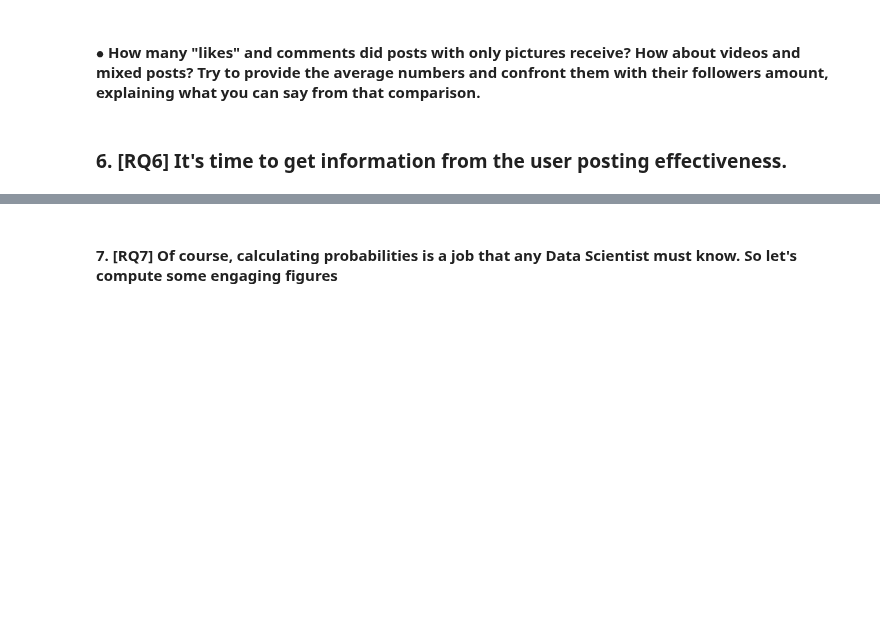
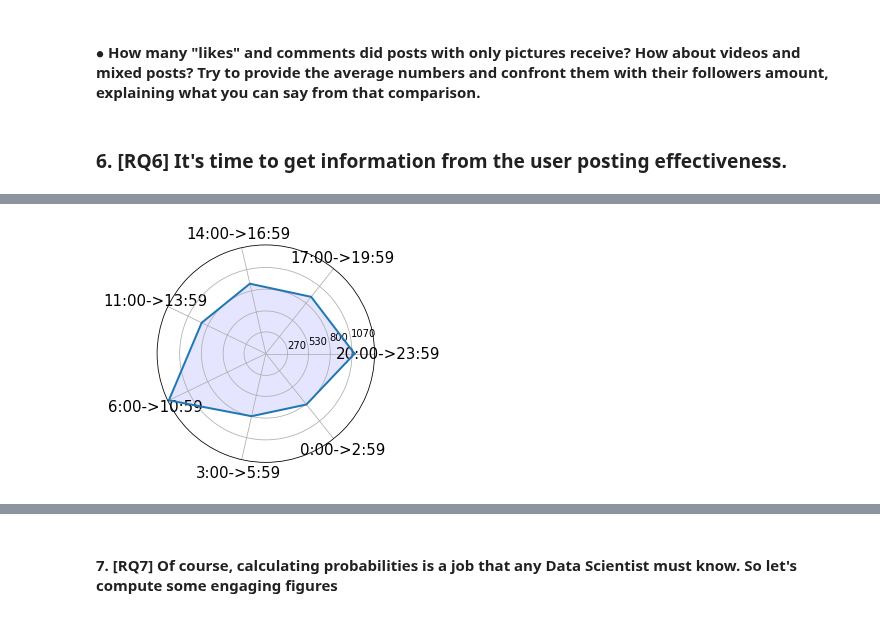
Before and after one commit to Prot10/ADM_HW_2, a Jupyter notebook: general.ipynb, the cells around one changed output, grey strips where cells are left out. Drawn from its saved outputs; the diff is of its cells as text; code cells hidden in the pictures; blank space fills up the shorter version.

```diff
--- a/general.ipynb
+++ b/general.ipynb
@@ -338,0 +482,8 @@ Andrea
+# %%
+likes_time = posts.col(['numbr_likes', 'number_comments', 'cts'], index=False)
+likes_time['hour'] = likes_time['cts'].dt.hour
+likes_time.drop('cts', inplace=True, axis=1)
+# %%
+plot_intervals(likes_time.groupby(by='hour').agg('mean'), INTERVALS, col_name='numbr_likes')
+# %% [output]
+[figure, added]
```
Also changed, not shown: parts of 93 cells of this notebook, 1 other file.
